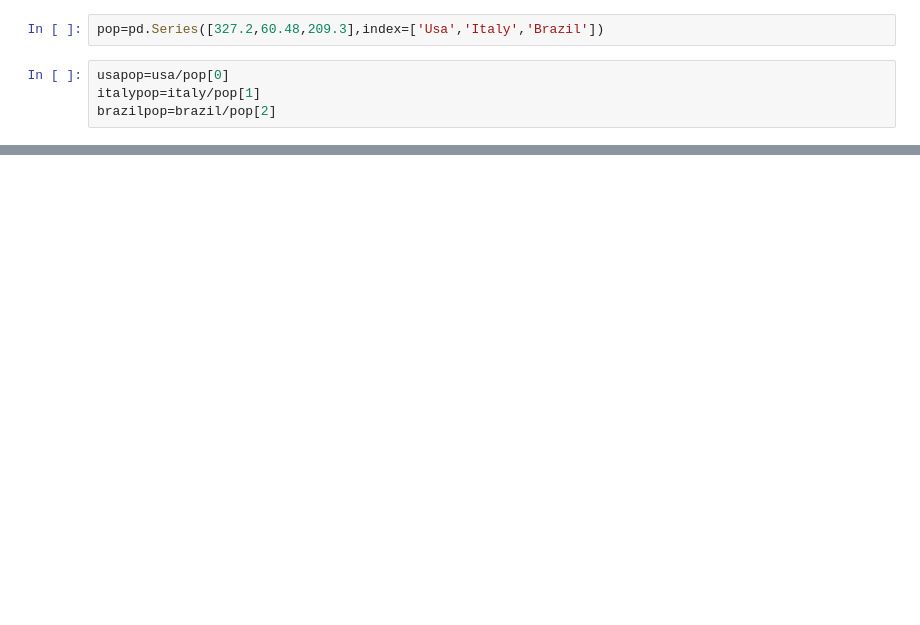
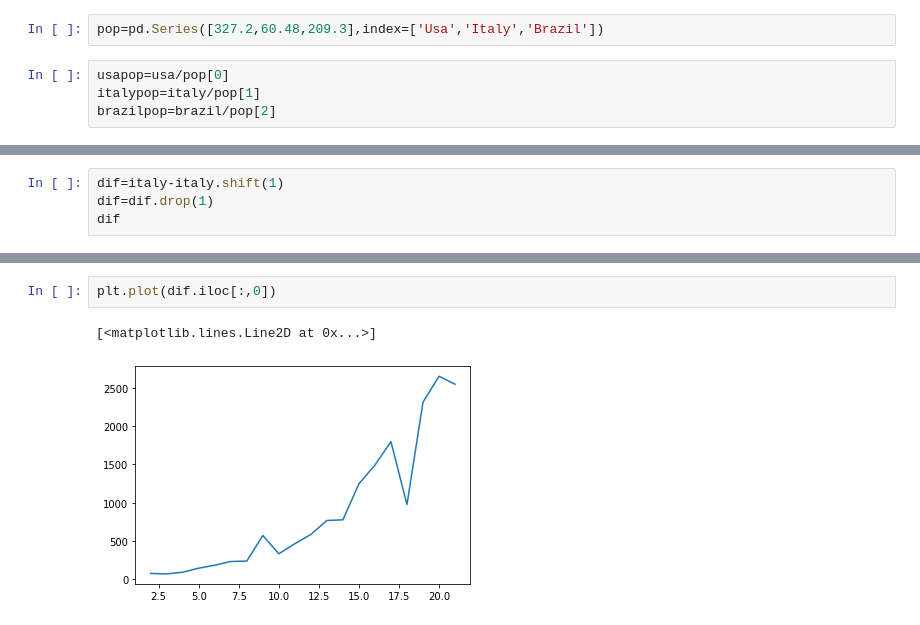
Before and after one commit to GuitosFritos/Covid-19, a Jupyter notebook: COVID-19.ipynb, the cells around one changed output, grey strips where cells are left out. Cells and saved outputs as stored; diff of their text form; blank space fills up the shorter version.

```diff
--- a/COVID-19.ipynb
+++ b/COVID-19.ipynb
@@ -90,0 +91,4 @@ plt.show()
+# %%
+dif=italy-italy.shift(1)
+dif=dif.drop(1)
+dif
@@ -90,0 +114,5 @@ plt.show()
+# %%
+plt.plot(dif.iloc[:,0])
+# %% [output]
+[<matplotlib.lines.Line2D at 0x...>]
+[figure, added]
```
Also changed, not shown: parts of 7 cells of this notebook.
